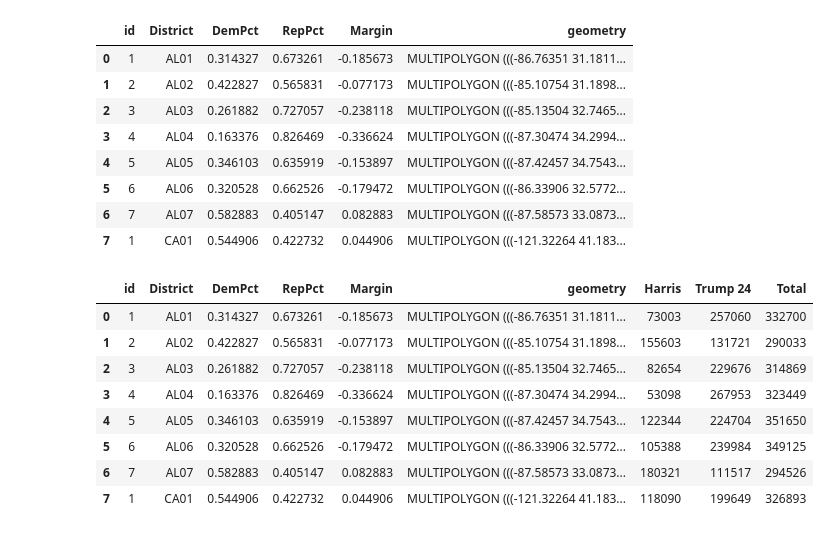
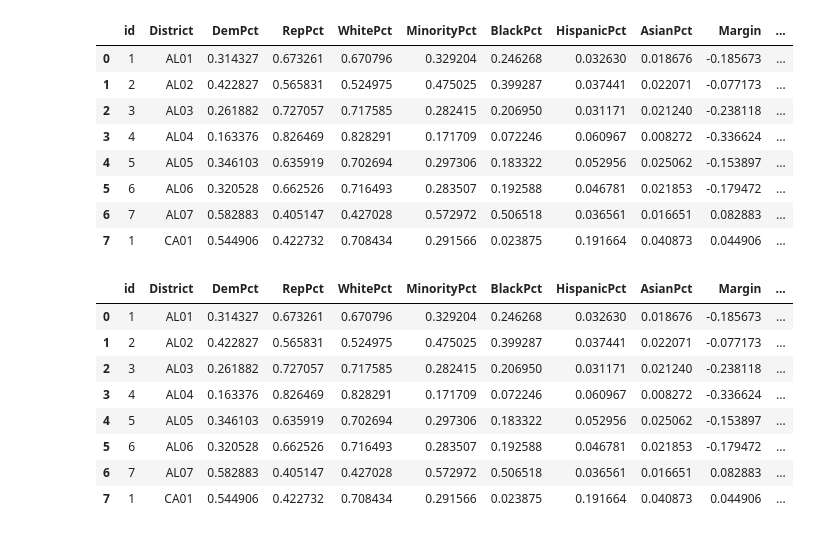
Before and after one commit to rgao/redistricting_tracker, a Jupyter notebook: notebooks/etl_clean.ipynb, the cells around one changed output. Drawn from its saved outputs; the diff is of its cells as text; code cells hidden in the pictures.

```diff
--- a/notebooks/etl_clean.ipynb
+++ b/notebooks/etl_clean.ipynb
@@ -8,43 +8,44 @@ file_inputs = [
     {"path": "../data/alabama2026.geojson", "postal": "AL"},
     {"path": "../data/california2026.geojson", "postal": "CA"},
     {"path": "../data/florida2026.geojson", "postal": "FL"},
     {"path": "../data/louisiana2026.geojson", "postal": "LA"},
     {"path": "../data/northcarolina2026.geojson", "postal": "NC"},
     {"path": "../data/ohio2026.geojson", "postal": "OH"},
     {"path": "../data/tennessee2026.geojson", "postal": "TN"},
     {"path": "../data/texas2026.geojson", "postal": "TX"},
     {"path": "../data/utah2026.geojson", "postal": "UT"},
 ]
 
 # Standard target CRS (EPSG:4326 is standard for GeoJSON)
 TARGET_CRS = "EPSG:4326"
 all_gdfs = []
 
 for state in file_inputs:
     gdf = gpd.read_file(state["path"])
 
     if gdf.crs != TARGET_CRS:
         gdf = gdf.to_crs(TARGET_CRS)
 
     # Create matching key for the geojson/csv files with state postal and district number
     gdf["District"] = state["postal"] + gdf["id"].astype(str).str.zfill(2)
 
-    gdf = gdf[["id", "District", "DemPct", "RepPct", "Margin","geometry"]]
+    gdf = gdf[["id", "District", "DemPct", "RepPct", "WhitePct", "MinorityPct", "BlackPct",
+       "HispanicPct", "AsianPct", "Margin","geometry"]]
 
     all_gdfs.append(gdf)
 
 states_gdf = pd.concat(all_gdfs, ignore_index=True)
 states_gdf.head(8)
 # %% [output]
-|  | id | District | DemPct | RepPct | Margin | geometry |
-| 0 | 1 | AL01 | 0.314327 | 0.673261 | -0.185673 | MULTIPOLYGON (((-86.76351 31.1811... |
-| 1 | 2 | AL02 | 0.422827 | 0.565831 | -0.077173 | MULTIPOLYGON (((-85.10754 31.1898... |
-| 2 | 3 | AL03 | 0.261882 | 0.727057 | -0.238118 | MULTIPOLYGON (((-85.13504 32.7465... |
-| 3 | 4 | AL04 | 0.163376 | 0.826469 | -0.336624 | MULTIPOLYGON (((-87.30474 34.2994... |
-| 4 | 5 | AL05 | 0.346103 | 0.635919 | -0.153897 | MULTIPOLYGON (((-87.42457 34.7543... |
-| 5 | 6 | AL06 | 0.320528 | 0.662526 | -0.179472 | MULTIPOLYGON (((-86.33906 32.5772... |
-| 6 | 7 | AL07 | 0.582883 | 0.405147 | 0.082883 | MULTIPOLYGON (((-87.58573 33.0873... |
-| 7 | 1 | CA01 | 0.544906 | 0.422732 | 0.044906 | MULTIPOLYGON (((-121.32264 41.183... |
+|  | id | District | DemPct | RepPct | WhitePct | MinorityPct | BlackPct | HispanicPct | AsianPct | Margin | ... |
+| 0 | 1 | AL01 | 0.314327 | 0.673261 | 0.670796 | 0.329204 | 0.246268 | 0.032630 | 0.018676 | -0.185673 | ... |
+| 1 | 2 | AL02 | 0.422827 | 0.565831 | 0.524975 | 0.475025 | 0.399287 | 0.037441 | 0.022071 | -0.077173 | ... |
+| 2 | 3 | AL03 | 0.261882 | 0.727057 | 0.717585 | 0.282415 | 0.206950 | 0.031171 | 0.021240 | -0.238118 | ... |
+| 3 | 4 | AL04 | 0.163376 | 0.826469 | 0.828291 | 0.171709 | 0.072246 | 0.060967 | 0.008272 | -0.336624 | ... |
+| 4 | 5 | AL05 | 0.346103 | 0.635919 | 0.702694 | 0.297306 | 0.183322 | 0.052956 | 0.025062 | -0.153897 | ... |
+| 5 | 6 | AL06 | 0.320528 | 0.662526 | 0.716493 | 0.283507 | 0.192588 | 0.046781 | 0.021853 | -0.179472 | ... |
+| 6 | 7 | AL07 | 0.582883 | 0.405147 | 0.427028 | 0.572972 | 0.506518 | 0.036561 | 0.016651 | 0.082883 | ... |
+| 7 | 1 | CA01 | 0.544906 | 0.422732 | 0.708434 | 0.291566 | 0.023875 | 0.191664 | 0.040873 | 0.044906 | ... |
 # %%
 # 2024 presidential results by Congressional district
 pres24 = pd.read_csv("../data/2024_pres.csv")
@@ -58,15 +59,15 @@ pres24 = pres24[columns_to_keep]
 merged_gdf = states_gdf.merge(pres24, on='District', how='inner')
 merged_gdf.head(8)
 # %% [output]
-|  | id | District | DemPct | RepPct | Margin | geometry | Harris | Trump 24 | Total |
-| 0 | 1 | AL01 | 0.314327 | 0.673261 | -0.185673 | MULTIPOLYGON (((-86.76351 31.1811... | 73003 | 257060 | 332700 |
-| 1 | 2 | AL02 | 0.422827 | 0.565831 | -0.077173 | MULTIPOLYGON (((-85.10754 31.1898... | 155603 | 131721 | 290033 |
-| 2 | 3 | AL03 | 0.261882 | 0.727057 | -0.238118 | MULTIPOLYGON (((-85.13504 32.7465... | 82654 | 229676 | 314869 |
-| 3 | 4 | AL04 | 0.163376 | 0.826469 | -0.336624 | MULTIPOLYGON (((-87.30474 34.2994... | 53098 | 267953 | 323449 |
-| 4 | 5 | AL05 | 0.346103 | 0.635919 | -0.153897 | MULTIPOLYGON (((-87.42457 34.7543... | 122344 | 224704 | 351650 |
-| 5 | 6 | AL06 | 0.320528 | 0.662526 | -0.179472 | MULTIPOLYGON (((-86.33906 32.5772... | 105388 | 239984 | 349125 |
-| 6 | 7 | AL07 | 0.582883 | 0.405147 | 0.082883 | MULTIPOLYGON (((-87.58573 33.0873... | 180321 | 111517 | 294526 |
-| 7 | 1 | CA01 | 0.544906 | 0.422732 | 0.044906 | MULTIPOLYGON (((-121.32264 41.183... | 118090 | 199649 | 326893 |
+|  | id | District | DemPct | RepPct | WhitePct | MinorityPct | BlackPct | HispanicPct | AsianPct | Margin | ... |
+| 0 | 1 | AL01 | 0.314327 | 0.673261 | 0.670796 | 0.329204 | 0.246268 | 0.032630 | 0.018676 | -0.185673 | ... |
+| 1 | 2 | AL02 | 0.422827 | 0.565831 | 0.524975 | 0.475025 | 0.399287 | 0.037441 | 0.022071 | -0.077173 | ... |
+| 2 | 3 | AL03 | 0.261882 | 0.727057 | 0.717585 | 0.282415 | 0.206950 | 0.031171 | 0.021240 | -0.238118 | ... |
+| 3 | 4 | AL04 | 0.163376 | 0.826469 | 0.828291 | 0.171709 | 0.072246 | 0.060967 | 0.008272 | -0.336624 | ... |
+| 4 | 5 | AL05 | 0.346103 | 0.635919 | 0.702694 | 0.297306 | 0.183322 | 0.052956 | 0.025062 | -0.153897 | ... |
+| 5 | 6 | AL06 | 0.320528 | 0.662526 | 0.716493 | 0.283507 | 0.192588 | 0.046781 | 0.021853 | -0.179472 | ... |
+| 6 | 7 | AL07 | 0.582883 | 0.405147 | 0.427028 | 0.572972 | 0.506518 | 0.036561 | 0.016651 | 0.082883 | ... |
+| 7 | 1 | CA01 | 0.544906 | 0.422732 | 0.708434 | 0.291566 | 0.023875 | 0.191664 | 0.040873 | 0.044906 | ... |
 # %%
 # rename columns
 gdf_clean = merged_gdf.rename(columns={
```
Also changed, not shown: parts of 3 cells of this notebook, 7 other files.
